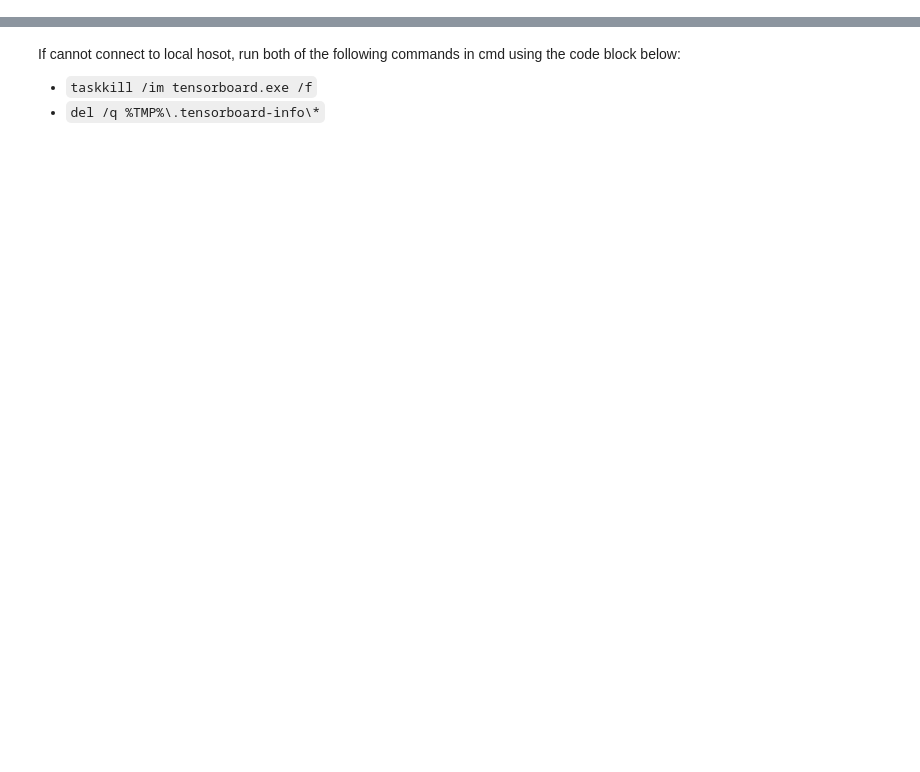
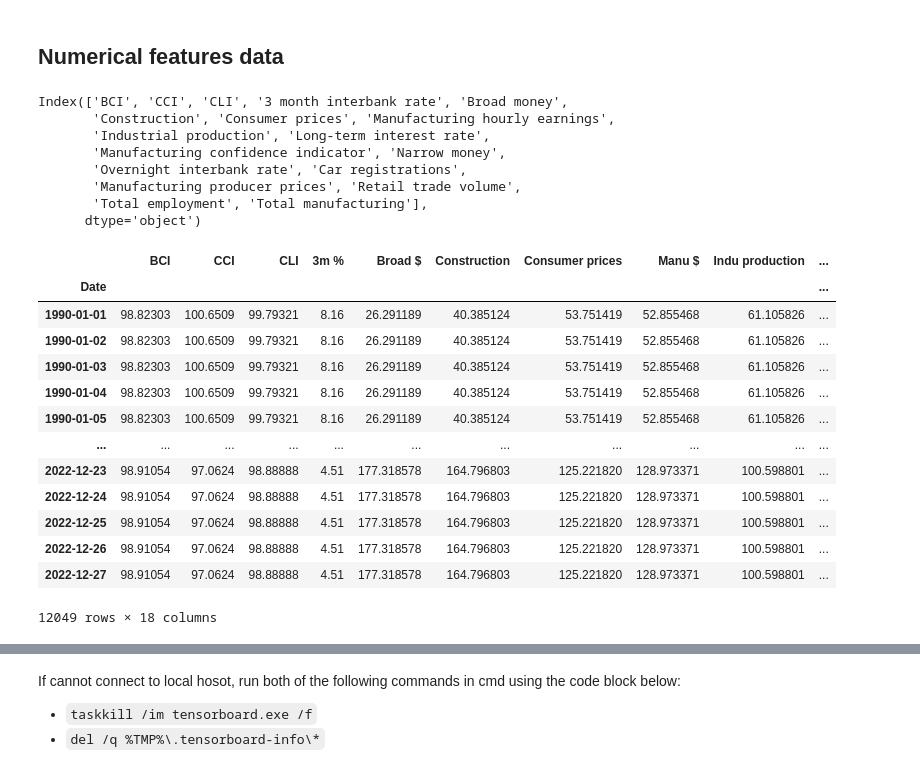
Before and after one commit to Nishan-Brar/stocks-nn, a Jupyter notebook: 3 - Neural network AI (daily).ipynb, the cells around one changed output, grey strips where cells are left out. Drawn from its saved outputs; the diff is of its cells as text; code cells hidden in the pictures; blank space fills up the shorter version.

```diff
--- a/3 - Neural network AI (daily).ipynb
+++ b/3 - Neural network AI (daily).ipynb
@@ -5,0 +171,39 @@ disable_progress_bars = False
+# %% [markdown]
+## Numerical features data
+# %%
+# Read data
+features_daily = pd.read_csv("data/features.csv")
+features_daily['Date'] = pd.to_datetime(features_daily["Date"], format='%Y-%m-%d')
+features_daily = features_daily.set_index("Date")
+features_daily = features_daily.dropna()
+
+# Make names smaller to use in file names
+print(features_daily.columns)
+features_daily.columns = ['BCI', 'CCI', 'CLI', '3m %', 'Broad $', 'Construction', 'Consumer prices', 'Manu $',
+       'Indu production', 'Long %', 'MCI', 'Narrow $', 'Overnight %', 'Cars', 'producer $', 'Retail volume',
+       'Total employment', 'Total manu']
+
+features_daily
+# %% [output]
+Index(['BCI', 'CCI', 'CLI', '3 month interbank rate', 'Broad money',
+       'Construction', 'Consumer prices', 'Manufacturing hourly earnings',
+       'Industrial production', 'Long-term interest rate',
+       'Manufacturing confidence indicator', 'Narrow money',
+       'Overnight interbank rate', 'Car registrations',
+       'Manufacturing producer prices', 'Retail trade volume',
+       'Total employment', 'Total manufacturing'],
+      dtype='object')
+|  | BCI | CCI | CLI | 3m % | Broad $ | Construction | Consumer prices | Manu $ | Indu production | ... |
+| Date |  |  |  |  |  |  |  |  |  | ... |
+| 1990-01-01 | 98.82303 | 100.6509 | 99.79321 | 8.16 | 26.291189 | 40.385124 | 53.751419 | 52.855468 | 61.105826 | ... |
+| 1990-01-02 | 98.82303 | 100.6509 | 99.79321 | 8.16 | 26.291189 | 40.385124 | 53.751419 | 52.855468 | 61.105826 | ... |
+| 1990-01-03 | 98.82303 | 100.6509 | 99.79321 | 8.16 | 26.291189 | 40.385124 | 53.751419 | 52.855468 | 61.105826 | ... |
+| 1990-01-04 | 98.82303 | 100.6509 | 99.79321 | 8.16 | 26.291189 | 40.385124 | 53.751419 | 52.855468 | 61.105826 | ... |
+| 1990-01-05 | 98.82303 | 100.6509 | 99.79321 | 8.16 | 26.291189 | 40.385124 | 53.751419 | 52.855468 | 61.105826 | ... |
+| ... | ... | ... | ... | ... | ... | ... | ... | ... | ... | ... |
+| 2022-12-23 | 98.91054 | 97.0624 | 98.88888 | 4.51 | 177.318578 | 164.796803 | 125.221820 | 128.973371 | 100.598801 | ... |
+| 2022-12-24 | 98.91054 | 97.0624 | 98.88888 | 4.51 | 177.318578 | 164.796803 | 125.221820 | 128.973371 | 100.598801 | ... |
+| 2022-12-25 | 98.91054 | 97.0624 | 98.88888 | 4.51 | 177.318578 | 164.796803 | 125.221820 | 128.973371 | 100.598801 | ... |
+| 2022-12-26 | 98.91054 | 97.0624 | 98.88888 | 4.51 | 177.318578 | 164.796803 | 125.221820 | 128.973371 | 100.598801 | ... |
+| 2022-12-27 | 98.91054 | 97.0624 | 98.88888 | 4.51 | 177.318578 | 164.796803 | 125.221820 | 128.973371 | 100.598801 | ... |
+12049 rows × 18 columns
```
Also changed, not shown: parts of 46 cells of this notebook, 31 other files.
